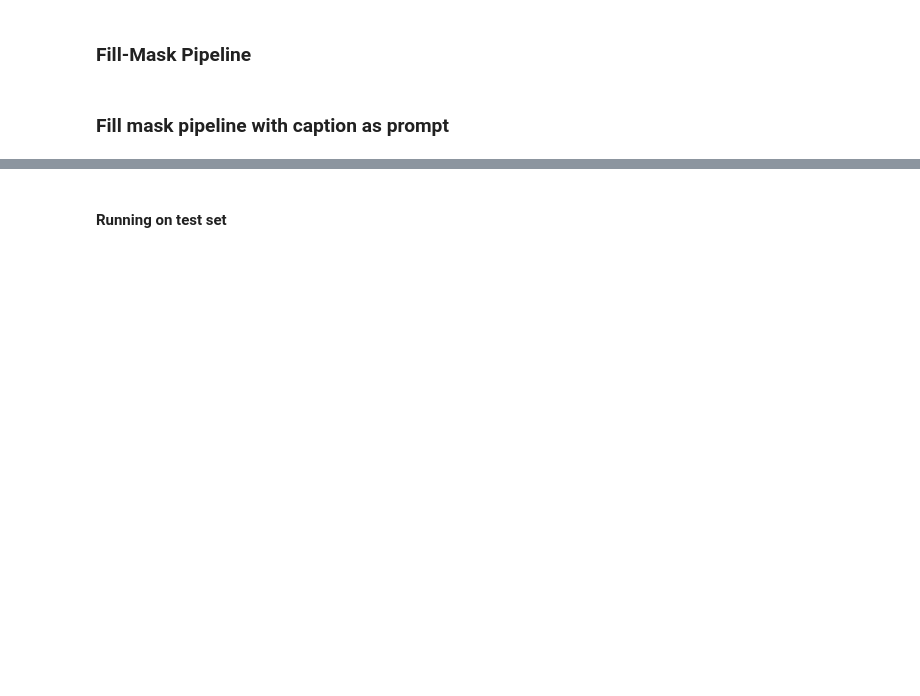
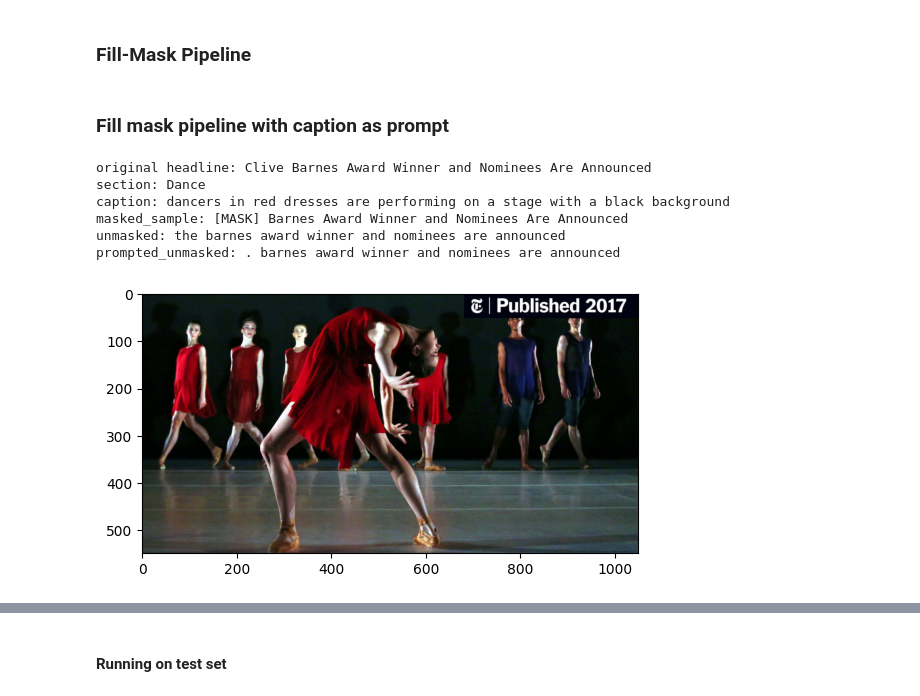
Before and after one commit to swappysh/NewsUnmasked, a Jupyter notebook: notebook.ipynb, the cells around one changed output, grey strips where cells are left out. Drawn from its saved outputs; the diff is of its cells as text; code cells hidden in the pictures; blank space fills up the shorter version.

Commit message:
Exp with one word and one sentence section as additional prompt

```diff
--- a/notebook.ipynb
+++ b/notebook.ipynb
@@ -327,26 +327,37 @@ for i in range(len(unmasked)):
           sep="\n")
 # %% [markdown]
 ### Fill mask pipeline with caption as prompt
+# %%
+def randomMask(input, mask_token="[MASK]"):
+    masked_input = input.split()
+    rand_index = random.randint(0, len(masked_input)-1)
+    masked_input[rand_index] = mask_token
+    masked_input = " ".join(masked_input)
+    return masked_input
 # %%
 sample = train_val_set[random.randint(0, len(train_val_set))]
-masked_sample = sample["headline"].split()
-rand_index = random.randint(0, len(masked_sample)-1)
-masked_sample[rand_index] = "<mask>"
-masked_sample = " ".join(masked_sample)
+masked_sample = randomMask(sample["headline"])
 sample["headline"], masked_sample
 
 PADDING = "[ pad ]"
 caption = captioner(sample["image"], max_new_tokens=25)
-print(masked_sample)
 unmasked = unmasker(masked_sample)
 prompted_unmasked = unmasker(caption[0]['generated_text'] + PADDING + masked_sample)
 
 plt.imshow(sample["image"])
 print("original headline: " + sample["headline"], "section: " + sample["section"], sep="\n")
 print("caption: " + caption[0]['generated_text'], "masked_sample: " + masked_sample,
       "unmasked: " + unmasked[0]['sequence'],
       "prompted_unmasked: " + prompted_unmasked[0]['sequence'].split(PADDING)[1],
         sep="\n")
+# %% [output]
+original headline: Clive Barnes Award Winner and Nominees Are Announced
+section: Dance
+caption: dancers in red dresses are performing on a stage with a black background
+masked_sample: [MASK] Barnes Award Winner and Nominees Are Announced
+unmasked: the barnes award winner and nominees are announced
+prompted_unmasked: . barnes award winner and nominees are announced
+[figure, added]
 # %%
 # What percentage improves with prompting?
 
```
Also changed, not shown: parts of 11 cells of this notebook.
